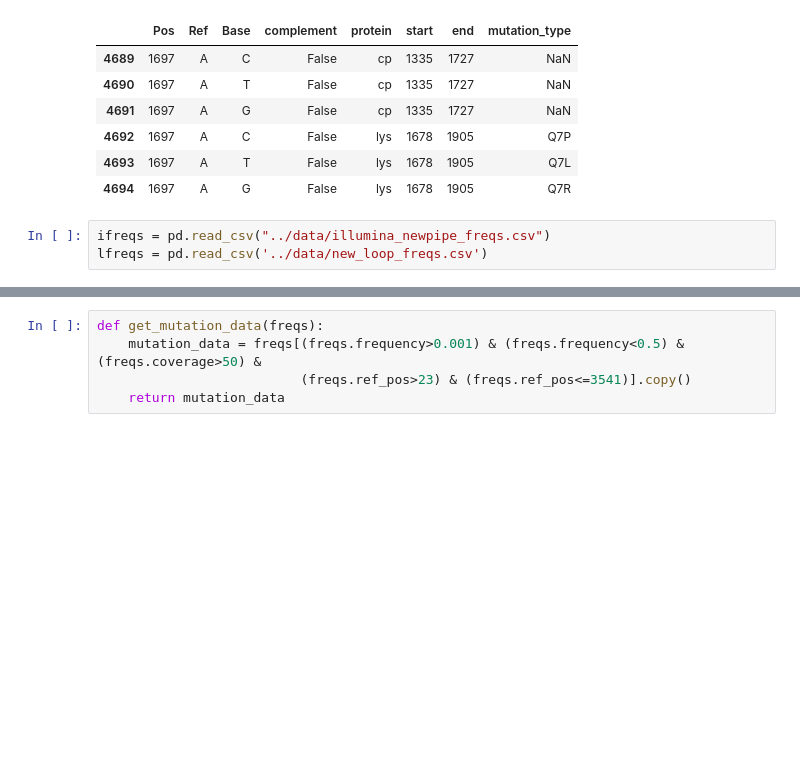
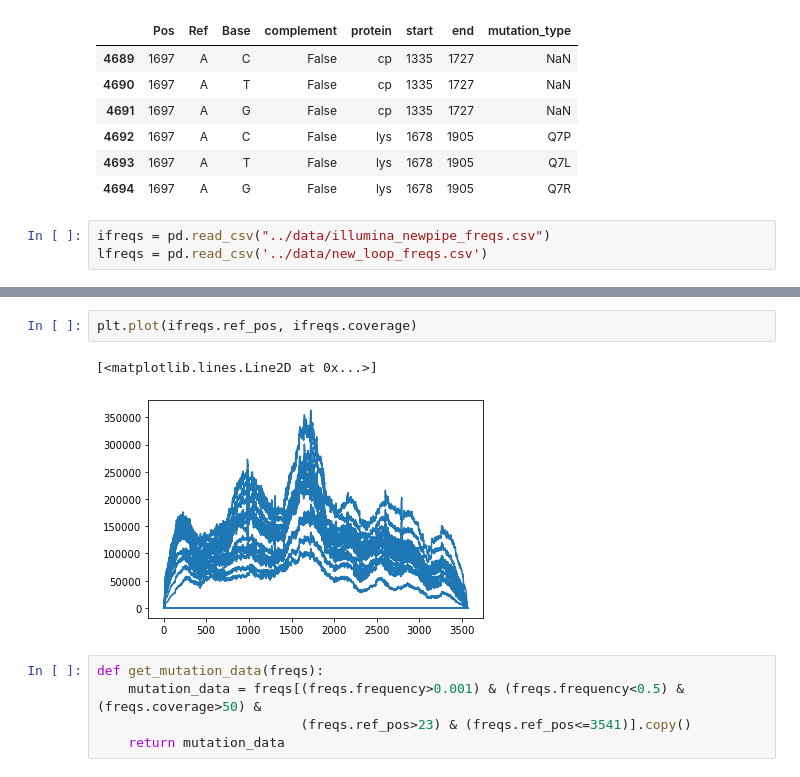
Before and after one commit to theitush/mutation-rate, a Jupyter notebook: new pipeline analysis/synonimous_mutations_comparison_newpipe.ipynb, the cells around one changed output, grey strips where cells are left out. Saved outputs shown, nothing was run; the diff lists cells and outputs as text; blank space fills up the shorter version.

```diff
--- a/new pipeline analysis/synonimous_mutations_comparison_newpipe.ipynb
+++ b/new pipeline analysis/synonimous_mutations_comparison_newpipe.ipynb
@@ -51,3 +64,8 @@ lfreqs = pd.read_csv('../data/new_loop_freqs.csv')
+# %%
+plt.plot(ifreqs.ref_pos, ifreqs.coverage)
+# %% [output]
+[<matplotlib.lines.Line2D at 0x...>]
+[figure, added]
 # %%
 def get_mutation_data(freqs):
     mutation_data = freqs[(freqs.frequency>0.001) & (freqs.frequency<0.5) & (freqs.coverage>50) &
```
Also changed, not shown: parts of 55 cells of this notebook, 2 other files.
